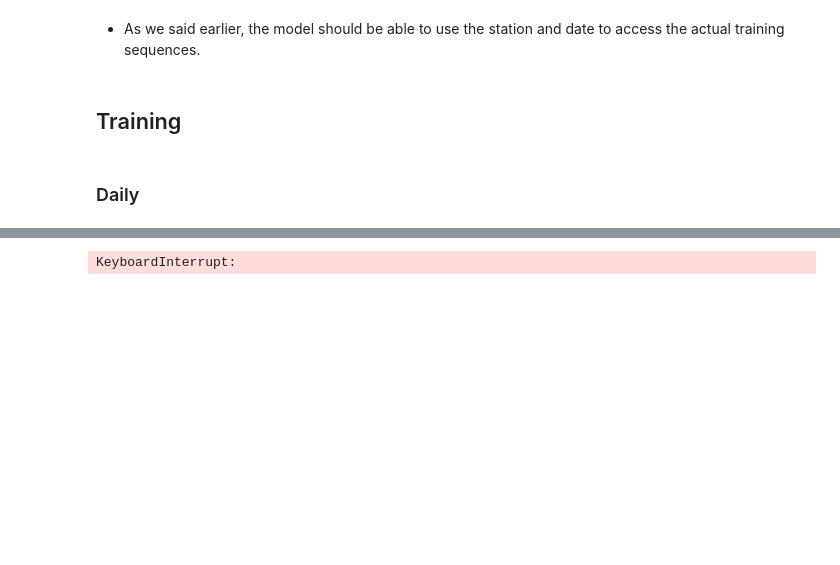
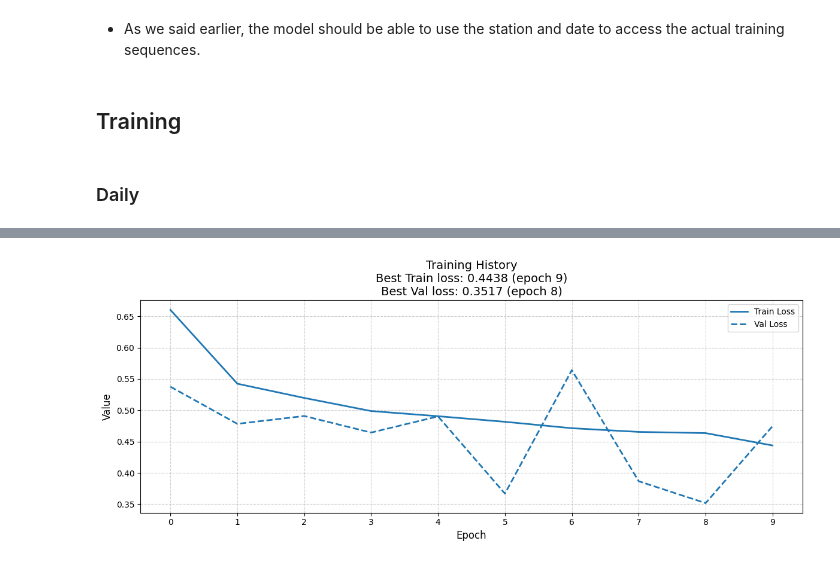
Before and after one commit to davidesonno/AII-project, a Jupyter notebook: 9-multi-agent-model.ipynb, the cells around one changed output, grey strips where cells are left out. Saved outputs shown, nothing was run; the diff lists cells and outputs as text; code cells hidden in the pictures; blank space fills up the shorter version.

Commit message:
multi model working
(should work)
- need to be able to split the predictions to the original statino and agent so that we can inspect the plots
- also need to enlarge the model, atm is 100k params

```diff
--- a/9-multi-agent-model.ipynb
+++ b/9-multi-agent-model.ipynb
@@ -123,0 +158,8 @@ dtype: int64
+# %%
+agent_distributions = {} # dict agent:tuple[mean, std]
+
+for agent in agents:
+    aux = pd.concat([pollution_data[station][agent] for station in stations if agent in pollution_data[station]])
+    agent_distributions[agent] = (aux.mean().values[0], aux.std().values[0])
+
+agent_distributions
@@ -123,0 +173,10 @@ dtype: int64
+# %%
+normalized_pollution_data = pollution_data.copy()
+
+for station in stations:
+    for agent in normalized_pollution_data[station]:
+        normalized_pollution_data[station][agent] = (normalized_pollution_data[station][agent] - agent_distributions[agent][0]) / agent_distributions[agent][1]
+
+for agent in agents:
+    aux = pd.concat([normalized_pollution_data[station][agent] for station in stations if agent in normalized_pollution_data[station]])
+    print(agent, round(aux.mean().values[0], 2), round(aux.std().values[0], 2))
@@ -218,6 +284,12 @@ for station in station_data:
 # %%
 def create_key(station, date):
     return (station+' '+str(date)).replace(' ','_')
+
+def sort_lists(timestamps, list_a, list_b, list_c):
+    combined = list(zip(timestamps, list_a, list_b, list_c))
+    combined_sorted = sorted(combined, key=lambda x: x[0])
+    return map(list, zip(*combined_sorted))
+
 
 hourly_input_data = {}
 daily_input_data = {}
@@ -227,10 +299,12 @@ for station in station_sequences:
     for seq, date in zip(station_sequences[station][0], station_sequences[station][1]):
         daily_input_data[create_key(station, date)] = seq
 
+h_dates = []
 h_keys = []
 h_agentsIDs = []
 h_values = []
 
+d_dates = []
 d_keys = []
 d_agentsIDs = []
 d_values = []
@@ -239,10 +313,17 @@ for station in pollution_data:
     for agent in pollution_data[station]:
         for target, date in zip(pollution_data[station][agent]['Agent_value'], pollution_data[station][agent].index):
             if agent in ('PM10', 'PM2.5'):
+                d_dates.append(date)
                 d_keys.append(create_key(station, date))
                 d_agentsIDs.append(agents.index(agent))
                 d_values.append(target)
             else:
+                h_dates.append(date)
                 h_keys.append(create_key(station, date))
                 h_agentsIDs.append(agents.index(agent))
                 h_values.append(target)
+
+# sort the arrays using the dates
+h_dates, h_keys, h_agentsIDs, h_values = sort_lists(h_dates, h_keys, h_agentsIDs, h_values)
+
+d_dates, d_keys, d_agentsIDs, d_values = sort_lists(d_dates, d_keys, d_agentsIDs, d_values)
@@ -406,14 +504,22 @@ d_model = MultiAgentModel(
 # %%
+d_model = MultiAgentModel(
+    input_shape=daily_input_shape,
+    task_ids=[agents.index(agent) for agent in ('PM10','PM2.5')],
+    lstm_units=(128, 64),
+    head_hidden_units=32,
+)
+
 d_model.compile(
-    optimizer="adam",
+    tf.keras.optimizers.Adam(learning_rate=1e-4),
     loss="mse",       # mean squared error for regression
     metrics=["mae"],  # mean absolute error
+    weighted_metrics=[]
 )
 
 d_hist = d_model.fit(
     x=d_train,
     validation_data=d_val,
-    epochs=5
+    epochs=10
 )
 plot_history(d_hist)
 # %% [output]
@@ -421 +546 @@ Epoch 1/5
-KeyboardInterrupt:
+[figure, added]
```
Also changed, not shown: parts of 15 cells of this notebook.
